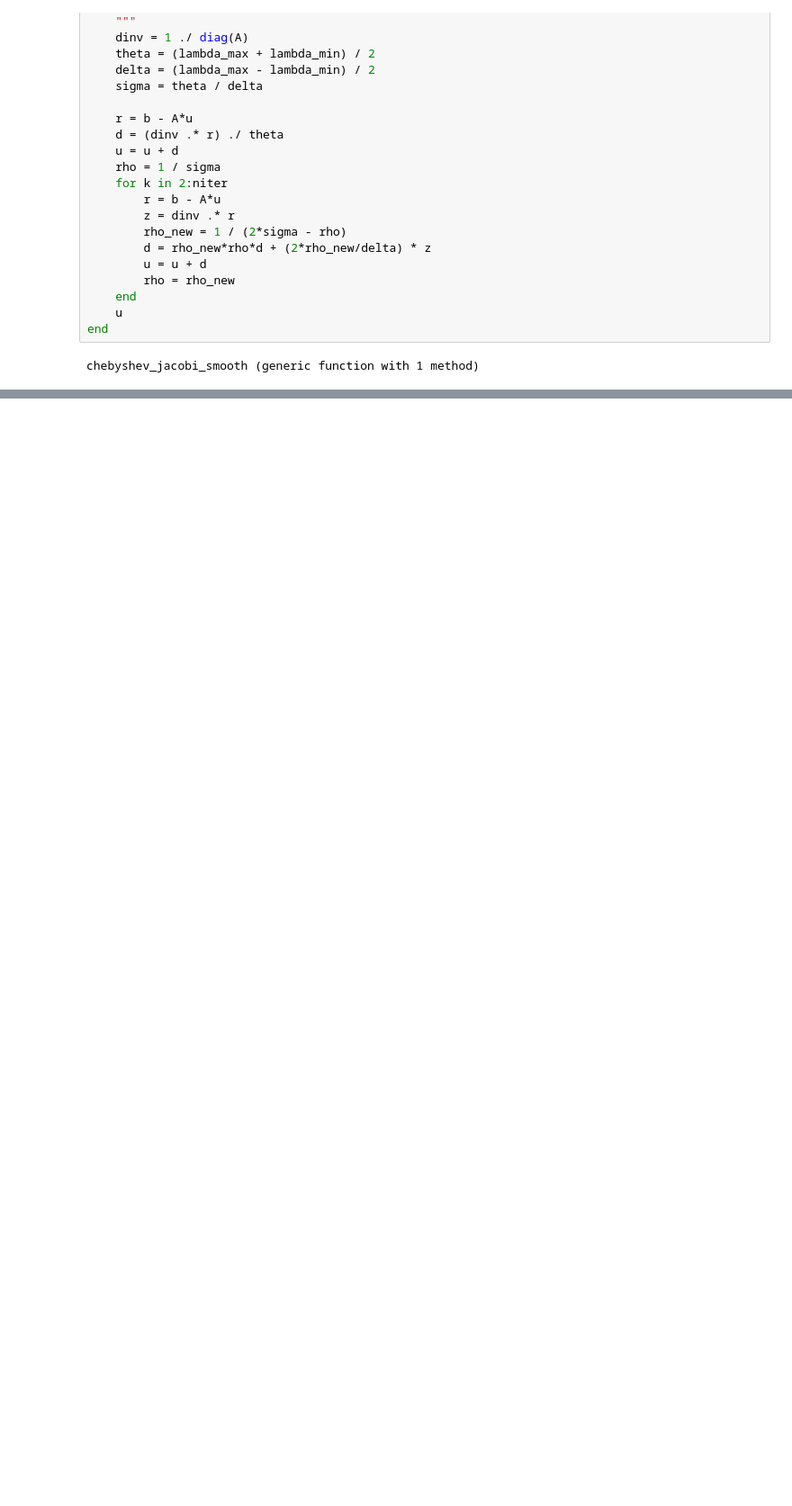
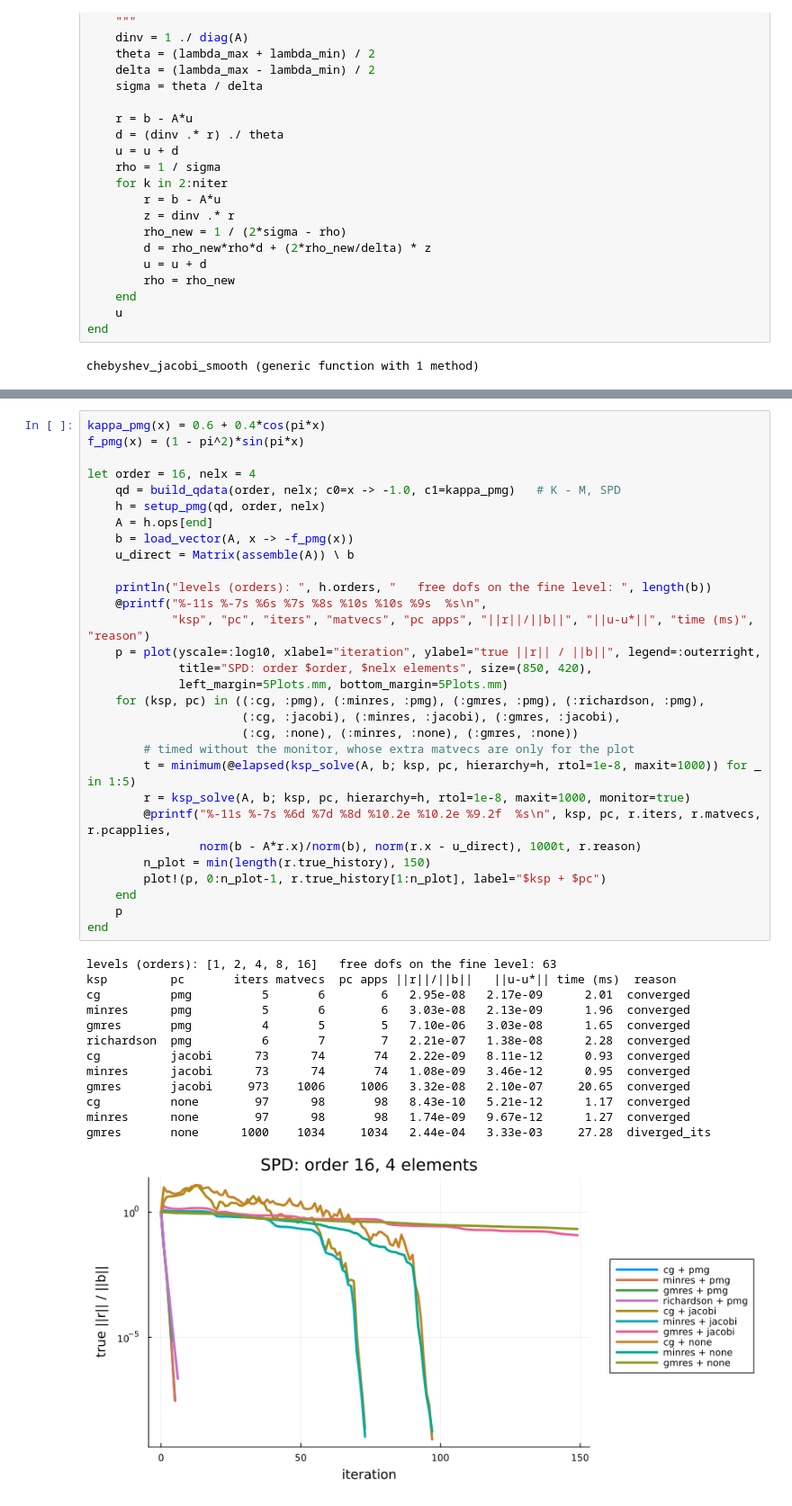
Before and after one commit to rezgarshakeri/fe-demo, a Jupyter notebook: notebooks/FEM1D.ipynb, the cells around one changed output, grey strips where cells are left out. Shown at 90% size. Saved outputs shown, nothing was run; the diff lists cells and outputs as text; blank space fills up the shorter version.

```diff
--- a/notebooks/FEM1D.ipynb
+++ b/notebooks/FEM1D.ipynb
@@ -1373,0 +2547,44 @@ plot!(err_cheb, marker=:star, label="Chebyshev-Jacobi")
+# %%
+kappa_pmg(x) = 0.6 + 0.4*cos(pi*x)
+f_pmg(x) = (1 - pi^2)*sin(pi*x)
+
+let order = 16, nelx = 4
+    qd = build_qdata(order, nelx; c0=x -> -1.0, c1=kappa_pmg)   # K - M, SPD
+    h = setup_pmg(qd, order, nelx)
+    A = h.ops[end]
+    b = load_vector(A, x -> -f_pmg(x))
+    u_direct = Matrix(assemble(A)) \ b
+
+    println("levels (orders): ", h.orders, "   free dofs on the fine level: ", length(b))
+    @printf("%-11s %-7s %6s %7s %8s %10s %10s %9s  %s\n",
+            "ksp", "pc", "iters", "matvecs", "pc apps", "||r||/||b||", "||u-u*||", "time (ms)", "reason")
+    p = plot(yscale=:log10, xlabel="iteration", ylabel="true ||r|| / ||b||", legend=:outerright,
+             title="SPD: order $order, $nelx elements", size=(850, 420),
+             left_margin=5Plots.mm, bottom_margin=5Plots.mm)
+    for (ksp, pc) in ((:cg, :pmg), (:minres, :pmg), (:gmres, :pmg), (:richardson, :pmg),
+                      (:cg, :jacobi), (:minres, :jacobi), (:gmres, :jacobi),
+                      (:cg, :none), (:minres, :none), (:gmres, :none))
+        # timed without the monitor, whose extra matvecs are only for the plot
+        t = minimum(@elapsed(ksp_solve(A, b; ksp, pc, hierarchy=h, rtol=1e-8, maxit=1000)) for _ in 1:5)
+        r = ksp_solve(A, b; ksp, pc, hierarchy=h, rtol=1e-8, maxit=1000, monitor=true)
+        @printf("%-11s %-7s %6d %7d %8d %10.2e %10.2e %9.2f  %s\n", ksp, pc, r.iters, r.matvecs, r.pcapplies,
+                norm(b - A*r.x)/norm(b), norm(r.x - u_direct), 1000t, r.reason)
+        n_plot = min(length(r.true_history), 150)
+        plot!(p, 0:n_plot-1, r.true_history[1:n_plot], label="$ksp + $pc")
+    end
+    p
+end
+# %% [output]
+levels (orders): [1, 2, 4, 8, 16]   free dofs on the fine level: 63
+ksp         pc       iters matvecs  pc apps ||r||/||b||   ||u-u*|| time (ms)  reason
+cg          pmg          5       6        6   2.95e-08   2.17e-09      2.01  converged
+minres      pmg          5       6        6   3.03e-08   2.13e-09      1.96  converged
+gmres       pmg          4       5        5   7.10e-06   3.03e-08      1.65  converged
+richardson  pmg          6       7        7   2.21e-07   1.38e-08      2.28  converged
+cg          jacobi      73      74       74   2.22e-09   8.11e-12      0.93  converged
+minres      jacobi      73      74       74   1.08e-09   3.46e-12      0.95  converged
+gmres       jacobi     973    1006     1006   3.32e-08   2.10e-07     20.65  converged
+cg          none        97      98       98   8.43e-10   5.21e-12      1.17  converged
+minres      none        97      98       98   1.74e-09   9.67e-12      1.27  converged
+gmres       none      1000    1034     1034   2.44e-04   3.33e-03     27.28  diverged_its
+[figure, added]
```
Also changed, not shown: parts of 47 cells of this notebook.
